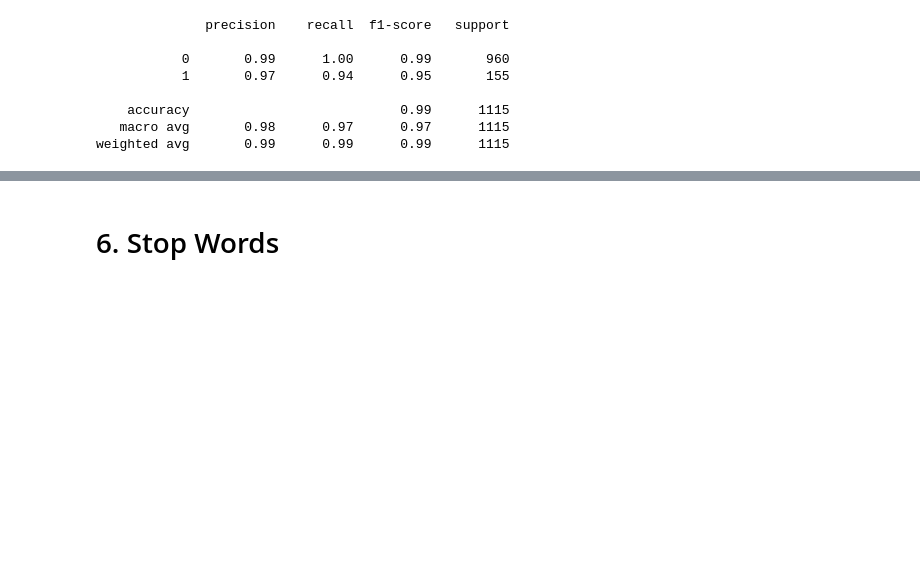
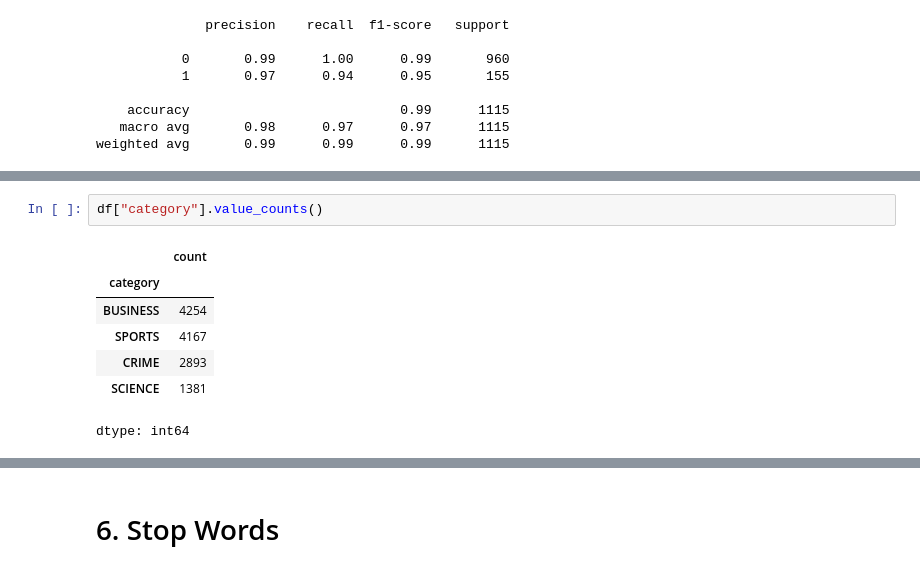
Before and after one commit to Dforouzanfar/Machine_Learning, a Jupyter notebook: 3. Applications/1. Text Mining/Spacy.ipynb, the cells around one changed output, grey strips where cells are left out. Cells and saved outputs as stored; diff of their text form; blank space fills up the shorter version.

```diff
--- a/3. Applications/1. Text Mining/Spacy.ipynb
+++ b/3. Applications/1. Text Mining/Spacy.ipynb
@@ -513,0 +619,10 @@ weighted avg       0.99      0.99      0.99      1115
+# %%
+df["category"].value_counts()
+# %% [output]
+|  | count |
+| category |  |
+| BUSINESS | 4254 |
+| SPORTS | 4167 |
+| CRIME | 2893 |
+| SCIENCE | 1381 |
+dtype: int64
```
Also changed, not shown: parts of 30 cells of this notebook.
